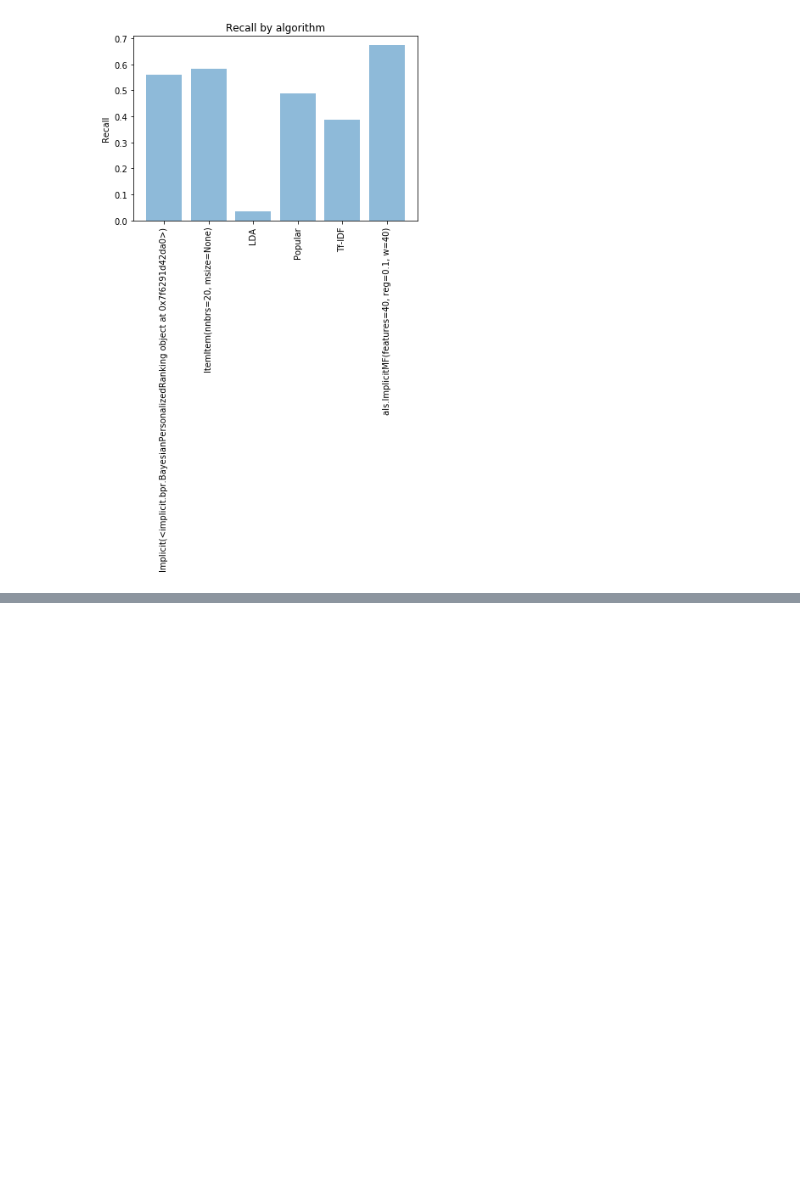
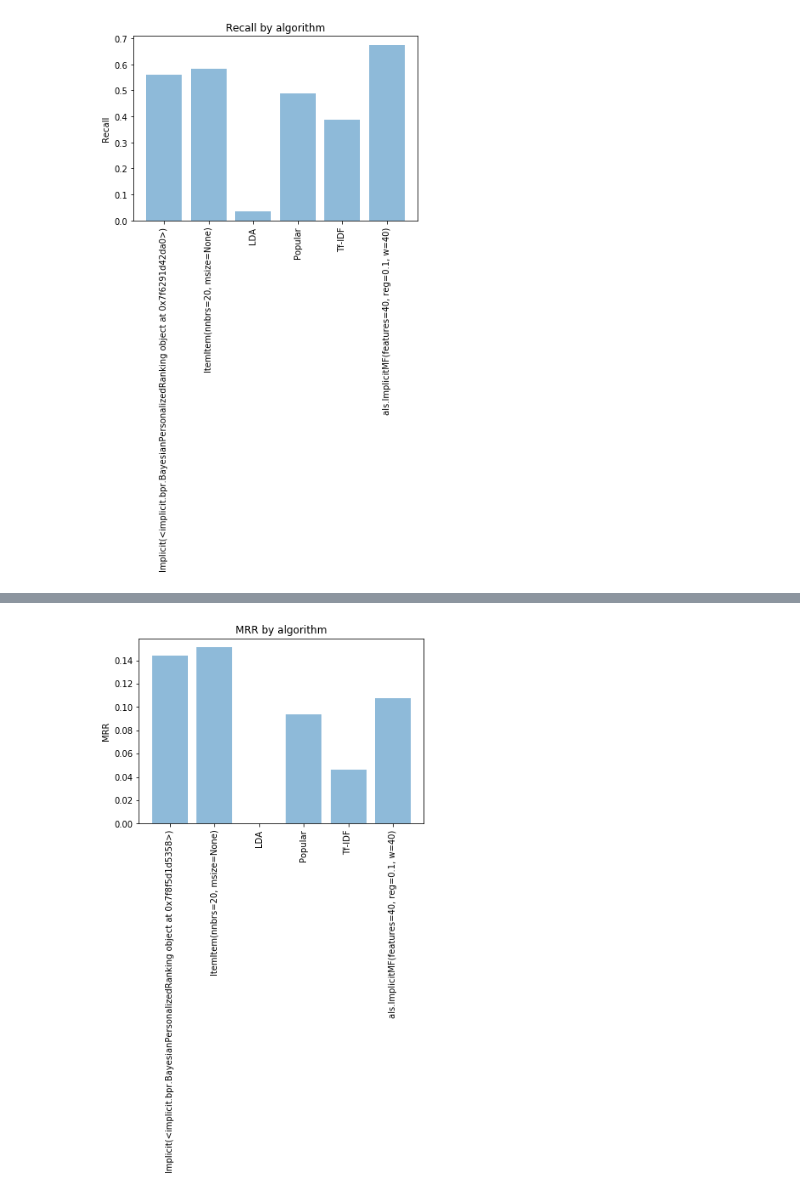
Before and after one commit to amprova/WE_research, a Jupyter notebook: tf_idf_all_users.ipynb, the cells around one changed output, grey strips where cells are left out. Cells and saved outputs as stored; diff of their text form; code cells hidden in the pictures; blank space fills up the shorter version.

Commit message:
LDA_KL result

```diff
--- a/tf_idf_all_users.ipynb
+++ b/tf_idf_all_users.ipynb
@@ -500,3 +500,7 @@ plt.title('Recall by algorithm')
 plt.show()
 # %% [output]
 [figure]
+# %%
+RR_LDA_KL = pd.read_parquet('results/steam/all_algo_sample_5000/MRR_sample5000.parquet')
+MRR_LDA_KL = result_By_algo(RR_LDA_KL, 'recip_rank')
+MRR_LDA_KL
@@ -502,0 +515,17 @@ plt.show()
+# %%
+import numpy as np
+import matplotlib.pyplot as plt
+
+X = MRR_LDA_KL['AlgoStr']
+Y = MRR_LDA_KL['recip_rank']
+
+
+plt.bar(X,Y, align='center', alpha=0.5)
+plt.xlabel = ('Algorithm')
+plt.xticks(rotation=90)
+plt.ylabel('MRR')
+plt.title('MRR by algorithm')
+
+plt.show()
+# %% [output]
+[figure, added]
```
Also changed, not shown: parts of 1 cell of this notebook.
